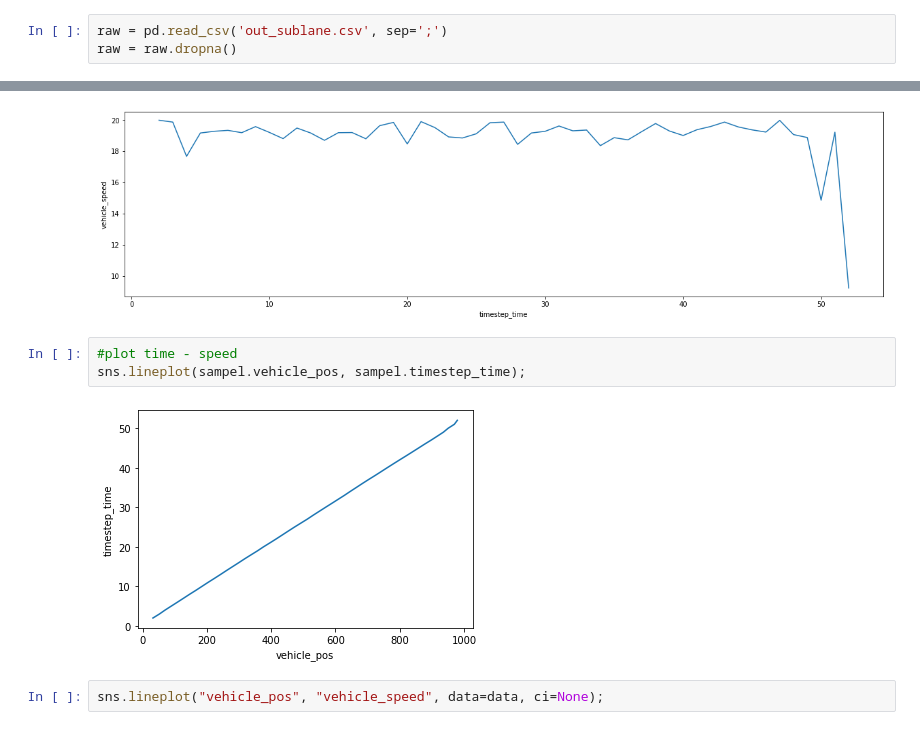
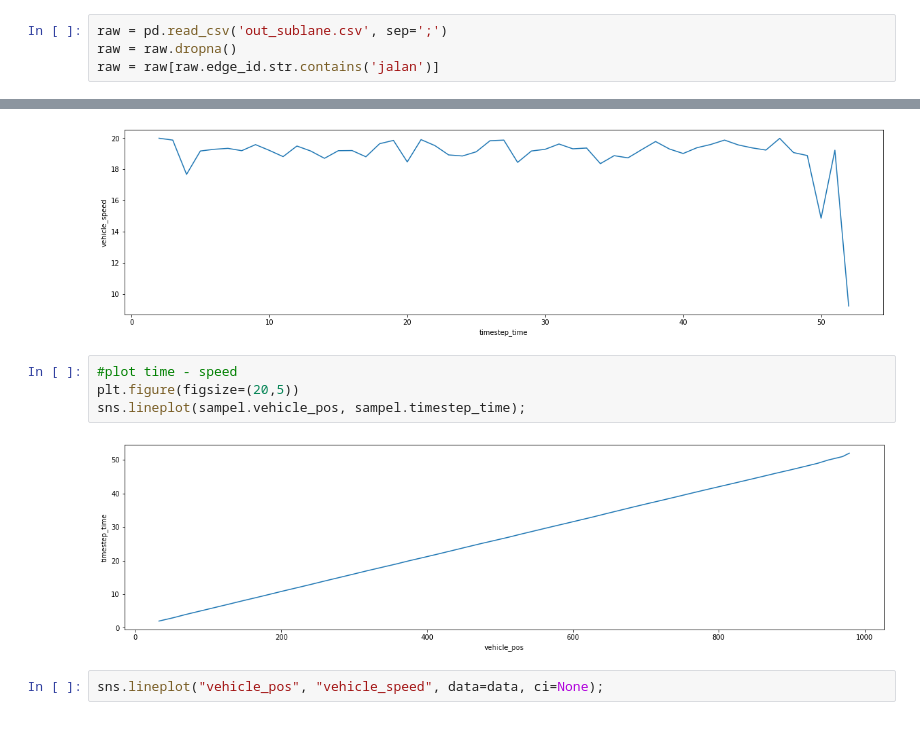
Before and after one commit to kekavigi/eksperimen, a Jupyter notebook: tugas pemod/analisa/Analisa.ipynb, the cells around one changed output, grey strips where cells are left out. Drawn from its saved outputs; the diff is of its cells as text.

```diff
--- a/tugas pemod/analisa/Analisa.ipynb
+++ b/tugas pemod/analisa/Analisa.ipynb
@@ -12,6 +14,7 @@ warnings.filterwarnings("ignore")
 # %%
 raw = pd.read_csv('out_sublane.csv', sep=';')
 raw = raw.dropna()
+raw = raw[raw.edge_id.str.contains('jalan')]
 # %% [markdown]
 Langkah pertama analisa dimulai dengan merapikan data. Pertama kita membuang baris data kendaraan yang mengandung `NaN`. Selanjutnya dengan membuang baris data yang letaknya tidak di jalan.  *Technically speaking*, kendaraan sebenarnya berada di `point_x`, dengan kata lain yakni tepat diujung jalan. Alasan saya ngebuang dua hal ini, karena bakal sulit untuk merapikan datanya :(
 # %%
@@ -166,9 +169,10 @@ sns.lineplot(sampel.timestep_time, sampel.vehicle_speed);
 [figure]
 # %%
 #plot time - speed
+plt.figure(figsize=(20,5))
 sns.lineplot(sampel.vehicle_pos, sampel.timestep_time);
 # %% [output]
-[figure, old version]
+[figure, new version]
 # %%
 sns.lineplot("vehicle_pos", "vehicle_speed", data=data, ci=None);
 # %% [output]
```
Also changed, not shown: parts of 28 cells of this notebook.
